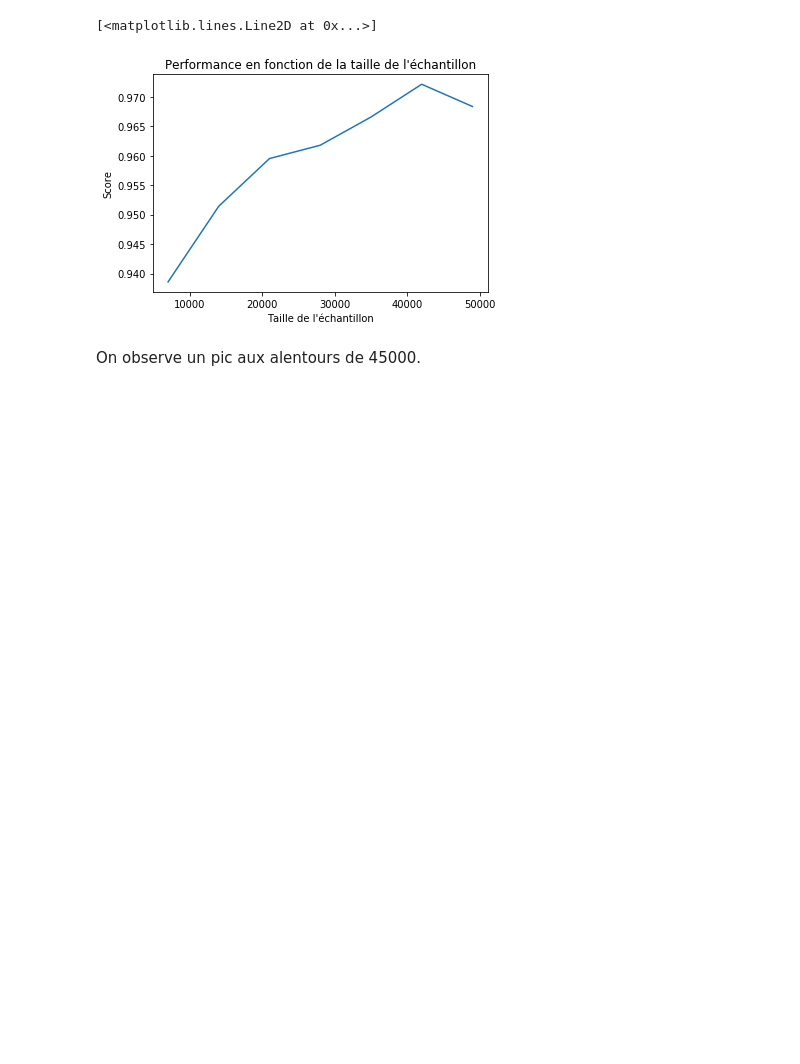
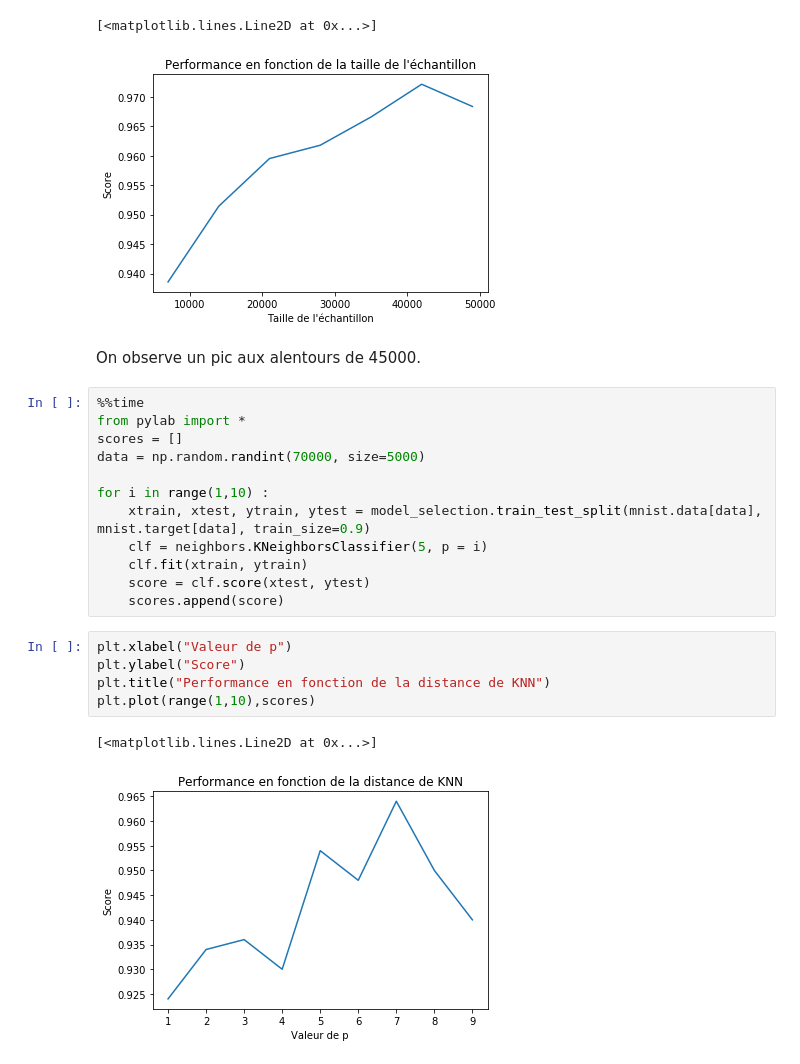
Before and after one commit to thomascazaubon/Apprentissage_Cazaubon_Plantec, a Jupyter notebook: TP1_KNN_CAZAUBON_PLANTEC.ipynb, the cells around one changed output. Saved outputs shown, nothing was run; the diff lists cells and outputs as text; blank space fills up the shorter version.

Commit message:
test this

```diff
--- a/TP1_KNN_CAZAUBON_PLANTEC.ipynb
+++ b/TP1_KNN_CAZAUBON_PLANTEC.ipynb
@@ -266,3 +266,23 @@ plt.plot(range(7000,50000,7000),scores)
 [figure]
 # %% [markdown]
 On observe un pic aux alentours de 45000.
+# %%
+%%time
+from pylab import *
+scores = []
+data = np.random.randint(70000, size=5000)
+
+for i in range(1,10) :
+    xtrain, xtest, ytrain, ytest = model_selection.train_test_split(mnist.data[data], mnist.target[data], train_size=0.9)
+    clf = neighbors.KNeighborsClassifier(5, p = i)
+    clf.fit(xtrain, ytrain)
+    score = clf.score(xtest, ytest)
+    scores.append(score)
+# %%
+plt.xlabel("Valeur de p")
+plt.ylabel("Score")
+plt.title("Performance en fonction de la distance de KNN")
+plt.plot(range(1,10),scores)
+# %% [output]
+[<matplotlib.lines.Line2D at 0x...>]
+[figure, added]
```
Also changed, not shown: parts of 2 cells of this notebook.
